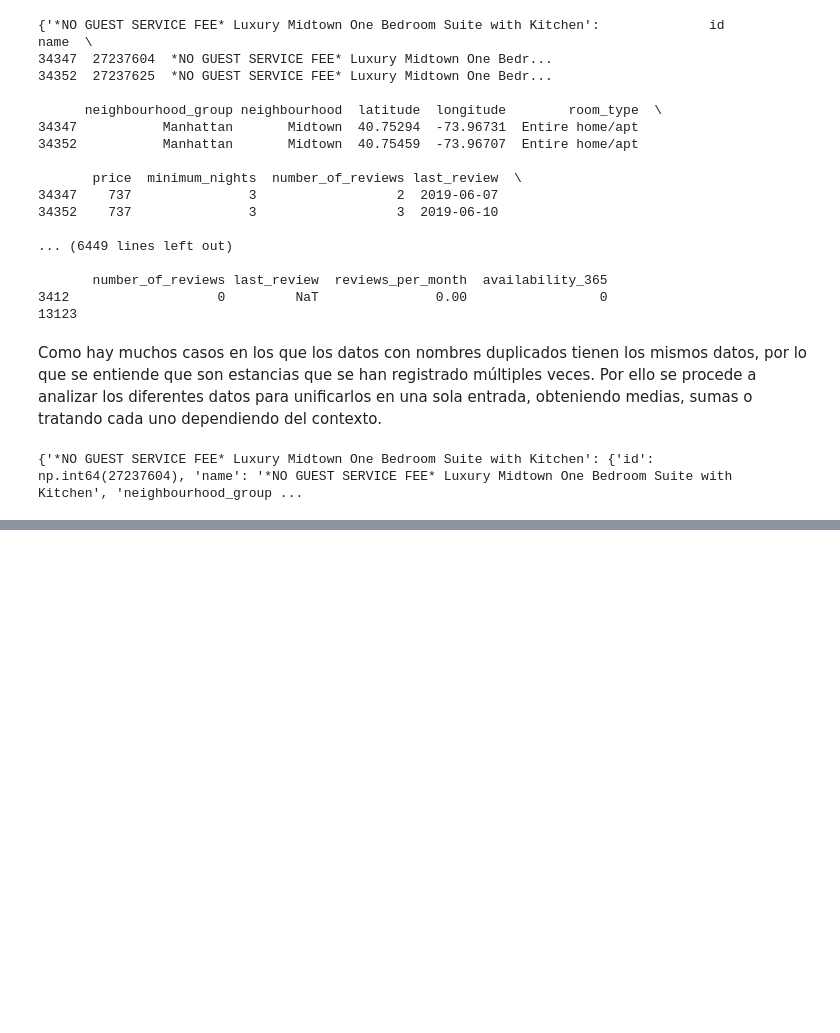
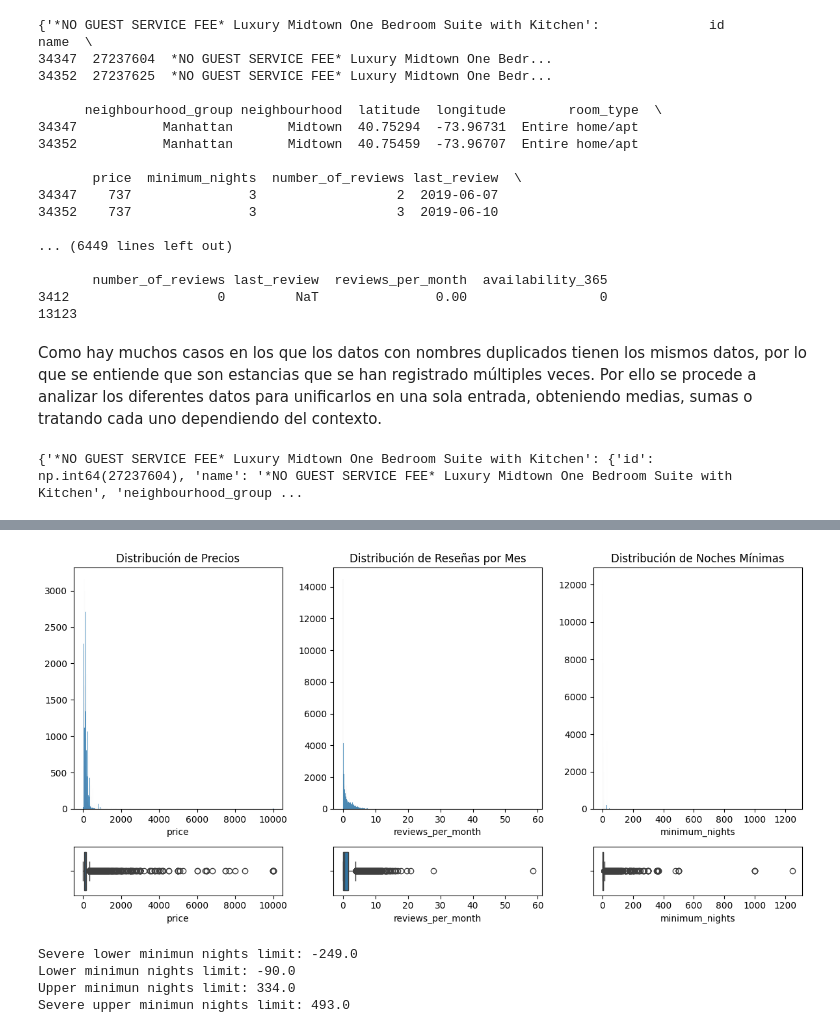
Before and after one commit to JCMiriam/get_data_from_songs, a Jupyter notebook: src/2-data-cleanup.ipynb, the cells around one changed output, grey strips where cells are left out. Saved outputs shown, nothing was run; the diff lists cells and outputs as text; code cells hidden in the pictures; blank space fills up the shorter version.

```diff
--- a/src/2-data-cleanup.ipynb
+++ b/src/2-data-cleanup.ipynb
@@ -308,0 +310,47 @@ Tras observar el análisis descriptivo podemos ver algunos valores atípicos:
+# %%
+fig, axis = plt.subplots(2, 3, figsize=(12, 6), gridspec_kw={'height_ratios': [5, 1]})
+
+
+sns.histplot(ax=axis[0, 0], data=main_df, x='price')
+axis[0, 0].set_title('Distribución de Precios')
+axis[0, 0].set_ylabel(None)
+sns.boxplot(ax=axis[1, 0], data=main_df, x='price')
+axis[1, 0].set_xlabel('price')
+
+sns.histplot(ax=axis[0, 1], data=main_df, x='reviews_per_month')
+axis[0, 1].set_title('Distribución de Reseñas por Mes')
+axis[0, 1].set_ylabel(None)
+sns.boxplot(ax=axis[1, 1], data=main_df, x='reviews_per_month')
+axis[1, 1].set_xlabel('reviews_per_month')
+
+sns.histplot(ax=axis[0, 2], data=main_df, x='minimum_nights')
+axis[0, 2].set_title('Distribución de Noches Mínimas')
+axis[0, 2].set_ylabel(None)
+sns.boxplot(ax=axis[1, 2], data=main_df, x='minimum_nights')
+axis[1, 2].set_xlabel('minimum_nights')
+
+plt.tight_layout()
+plt.show()
+# %% [output]
+[figure, added]
+# %%
+# Check price quartiles
+price_Q1 = main_df['price'].quantile(0.25)
+price_Q3 = main_df['price'].quantile(0.75)
+
+IQR = price_Q3 - price_Q1
+
+severe_price_lower_limit = price_Q1 - 3 * IQR
+price_lower_limit = price_Q1 - 1.5 * IQR
+price_upper_limit = price_Q3 + 1.5 * IQR
+severe_price_upper_limit = price_Q3 + 3 * IQR
+
+print(f'Severe lower minimun nights limit: {severe_price_lower_limit}')
+print(f'Lower minimun nights limit: {price_lower_limit}')
+print(f'Upper minimun nights limit: {price_upper_limit}')
+print(f'Severe upper minimun nights limit: {severe_price_upper_limit}')
+# %% [output]
+Severe lower minimun nights limit: -249.0
+Lower minimun nights limit: -90.0
+Upper minimun nights limit: 334.0
+Severe upper minimun nights limit: 493.0
```
Also changed, not shown: parts of 17 cells of this notebook, 2 other files.
